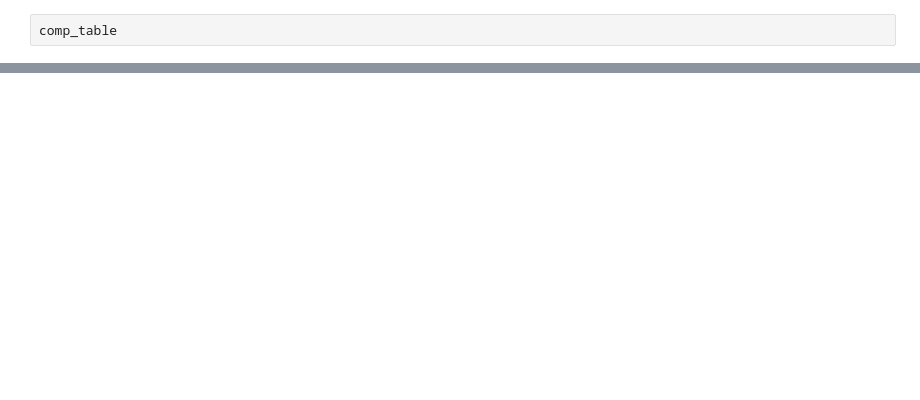
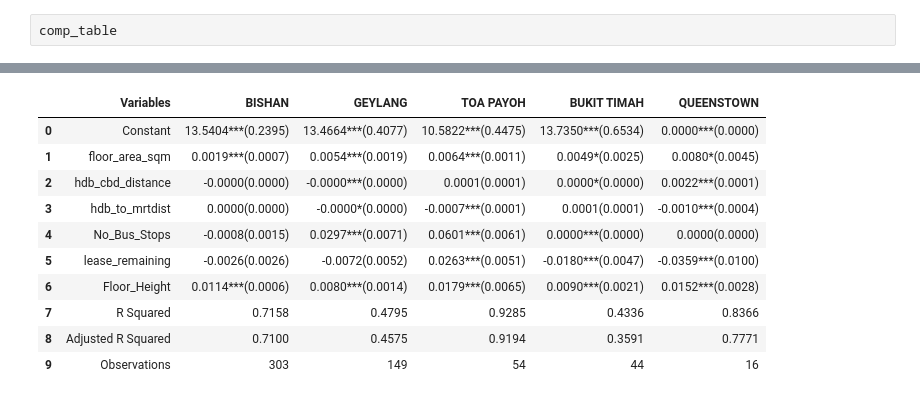
Before and after one commit to S-Samiksha/Urban_Economics, a Jupyter notebook: Final Analysis/Exploratory Analysis Part 2.ipynb, the cells around one changed output, grey strips where cells are left out. Saved outputs shown, nothing was run; the diff lists cells and outputs as text; code cells hidden in the pictures; blank space fills up the shorter version.

```diff
--- a/Final Analysis/Exploratory Analysis Part 2.ipynb
+++ b/Final Analysis/Exploratory Analysis Part 2.ipynb
@@ -459,0 +570,5 @@ Index(['town', 'flat_type', 'blk_no', 'street', 'storey_range',
+# %%
+temp = pd.read_csv('EXECUTIVE CENTRAL REGION.csv', low_memory=False, index_col=0)
+llist1 = temp['town'].unique().tolist()
+for item in llist1:
+    create_data_town(item, temp)
@@ -459,0 +674,14 @@ Index(['town', 'flat_type', 'blk_no', 'street', 'storey_range',
+# %%
+comp_table
+# %% [output]
+|  | Variables | BISHAN | GEYLANG | TOA PAYOH | BUKIT TIMAH | QUEENSTOWN |
+| 0 | Constant | 13.5404***(0.2395) | 13.4664***(0.4077) | 10.5822***(0.4475) | 13.7350***(0.6534) | 0.0000***(0.0000) |
+| 1 | floor_area_sqm | 0.0019***(0.0007) | 0.0054***(0.0019) | 0.0064***(0.0011) | 0.0049*(0.0025) | 0.0080*(0.0045) |
+| 2 | hdb_cbd_distance | -0.0000(0.0000) | -0.0000***(0.0000) | 0.0001(0.0001) | 0.0000*(0.0000) | 0.0022***(0.0001) |
+| 3 | hdb_to_mrtdist | 0.0000(0.0000) | -0.0000*(0.0000) | -0.0007***(0.0001) | 0.0001(0.0001) | -0.0010***(0.0004) |
+| 4 | No_Bus_Stops | -0.0008(0.0015) | 0.0297***(0.0071) | 0.0601***(0.0061) | 0.0000***(0.0000) | 0.0000(0.0000) |
+| 5 | lease_remaining | -0.0026(0.0026) | -0.0072(0.0052) | 0.0263***(0.0051) | -0.0180***(0.0047) | -0.0359***(0.0100) |
+| 6 | Floor_Height | 0.0114***(0.0006) | 0.0080***(0.0014) | 0.0179***(0.0065) | 0.0090***(0.0021) | 0.0152***(0.0028) |
+| 7 | R Squared | 0.7158 | 0.4795 | 0.9285 | 0.4336 | 0.8366 |
+| 8 | Adjusted R Squared | 0.7100 | 0.4575 | 0.9194 | 0.3591 | 0.7771 |
+| 9 | Observations | 303 | 149 | 54 | 44 | 16 |
```
Also changed, not shown: parts of 13 cells of this notebook, 1 other file.
